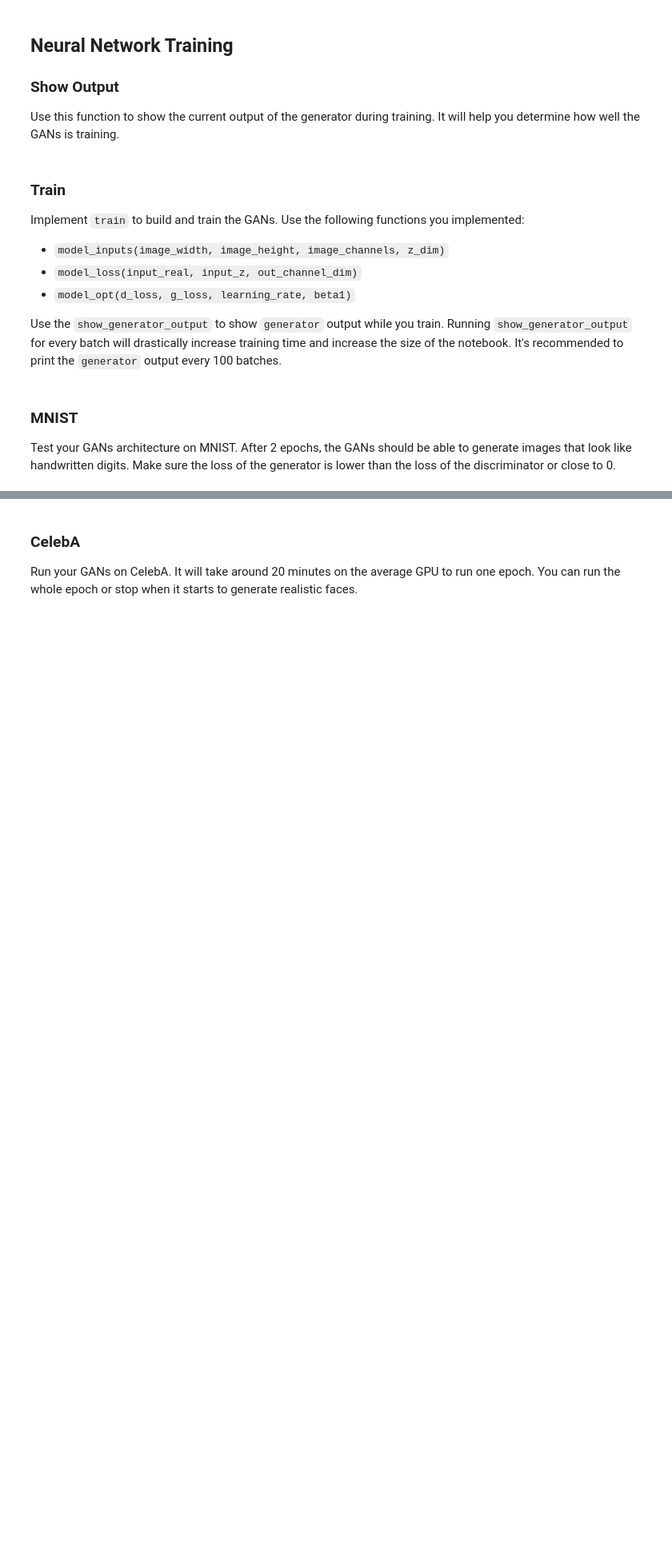
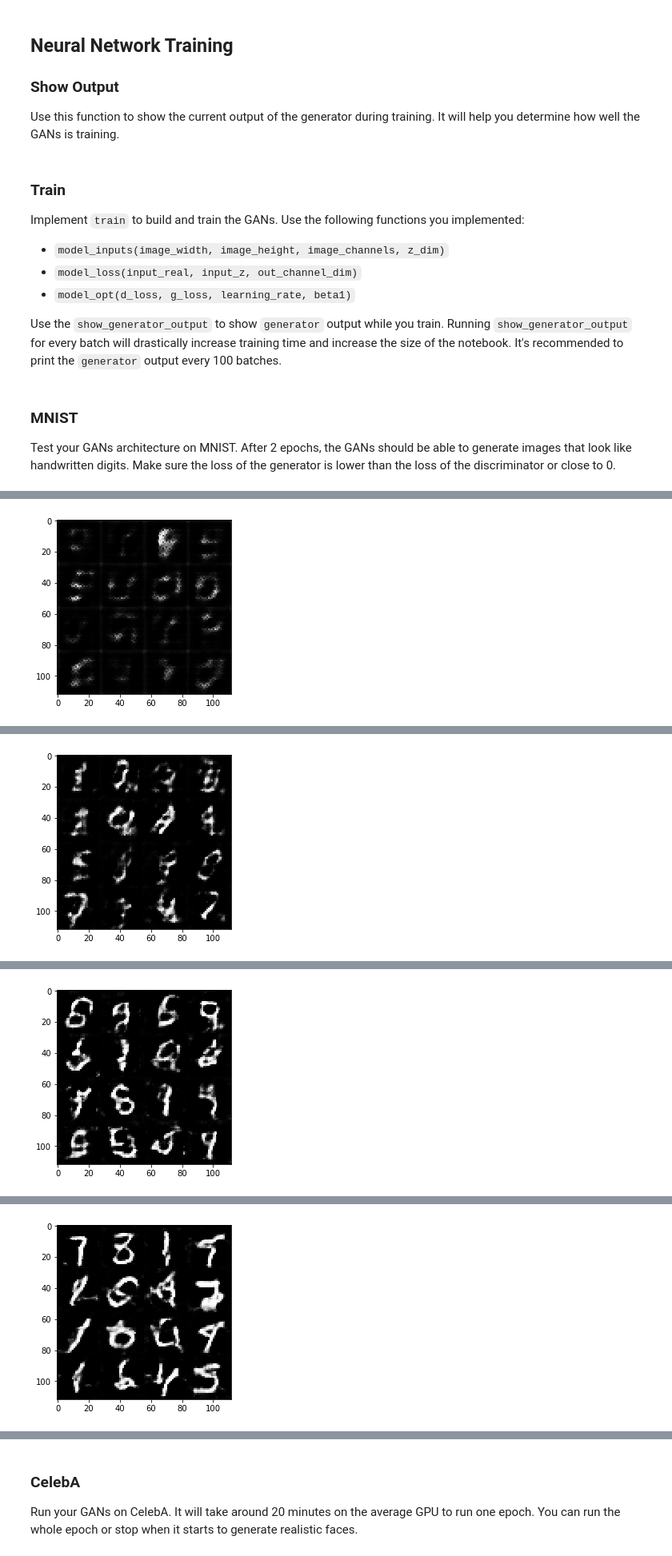
Before and after one commit to ayresbarcelos/deep-learning, a Jupyter notebook: face_generation/dlnd_face_generation.ipynb, the cells around one changed output, grey strips where cells are left out. Shown: that part at 80% size. Cells and saved outputs as stored; diff of their text form; code cells hidden in the pictures; blank space fills up the shorter version.

```diff
--- a/face_generation/dlnd_face_generation.ipynb
+++ b/face_generation/dlnd_face_generation.ipynb
@@ -216,9 +234,9 @@ def model_loss(input_real, input_z, out_channel_dim):
     :return: A tuple of (discriminator loss, generator loss)
     """
     # TODO: Implement Function
-    g_model = generator(input_z, output_dim, alpha=alpha)
-    d_model_real, d_logits_real = discriminator(input_real, alpha=alpha)
-    d_model_fake, d_logits_fake = discriminator(g_model, reuse=True, alpha=alpha)
+    g_model = generator(input_z, out_channel_dim, True)
+    d_model_real, d_logits_real = discriminator(input_real, False)
+    d_model_fake, d_logits_fake = discriminator(g_model, True)
 
     d_loss_real = tf.reduce_mean(
         tf.nn.sigmoid_cross_entropy_with_logits(logits=d_logits_real, labels=tf.ones_like(d_model_real)))
@@ -320,20 +342,48 @@ def train(epoch_count, batch_size, z_dim, learning_rate, beta1, get_batches, dat
     """
     # TODO: Build Model
 
+    input_real, input_z, lr = model_inputs(data_shape[1], data_shape[2], data_shape[3], z_dim)
+    d_loss, g_loss = model_loss(input_real, input_z, data_shape[3])
+    d_opt, g_opt = model_opt(d_loss, g_loss, lr, beta1)
+
+    steps = 0
+    show_every = 100
+    print_every= 20
 
     with tf.Session() as sess:
         sess.run(tf.global_variables_initializer())
         for epoch_i in range(epoch_count):
             for batch_images in get_batches(batch_size):
                 # TODO: Train Model
+                batch_images *= 2
+                steps += 1
+
+                batch_z = np.random.uniform(-1, 1, size=(batch_size, z_dim))
+
+                feed_dict = {input_real: batch_images, input_z: batch_z, lr: learning_rate}
+                _ = sess.run(d_opt, feed_dict=feed_dict)
+                _ = sess.run(g_opt, feed_dict=feed_dict)
+
+                if steps % print_every == 0:
+                    train_loss_d = d_loss.eval({input_z: batch_z, input_real: batch_images})
+                    train_loss_g = g_loss.eval({input_z: batch_z})
+
+                    print("Epoch {}/{}...".format(epoch_i+1, epochs),
+                          "Discriminator Loss: {:.4f}...".format(train_loss_d),
+                          "Generator Loss: {:.4f}".format(train_loss_g))
+
+                if steps % show_every == 0:
+                    show_generator_output(sess, 20, input_z, data_shape[3], data_image_mode)
+
+    return losses, samples
 # %% [markdown]
 ### MNIST
 Test your GANs architecture on MNIST.  After 2 epochs, the GANs should be able to generate images that look like handwritten digits.  Make sure the loss of the generator is lower than the loss of the discriminator or close to 0.
 # %%
-batch_size = None
-z_dim = None
-learning_rate = None
-beta1 = None
+batch_size = 200
+z_dim = 100
+learning_rate = 0.001
+beta1 = 0.5
 
 
 """
@@ -345,3 +395,4 @@ mnist_dataset = helper.Dataset('mnist', glob(os.path.join(data_dir, 'mnist/*.jpg
 with tf.Graph().as_default():
     train(epochs, batch_size, z_dim, learning_rate, beta1, mnist_dataset.get_batches,
           mnist_dataset.shape, mnist_dataset.image_mode)
+# %% [output]
@@ -347,0 +404 @@ with tf.Graph().as_default():
+[figure, added]
@@ -347,0 +410 @@ with tf.Graph().as_default():
+[figure, added]
@@ -347,0 +416 @@ with tf.Graph().as_default():
+[figure, added]
@@ -347,0 +422 @@ with tf.Graph().as_default():
+[figure, added]
```
Also changed, not shown: parts of 11 cells of this notebook.
